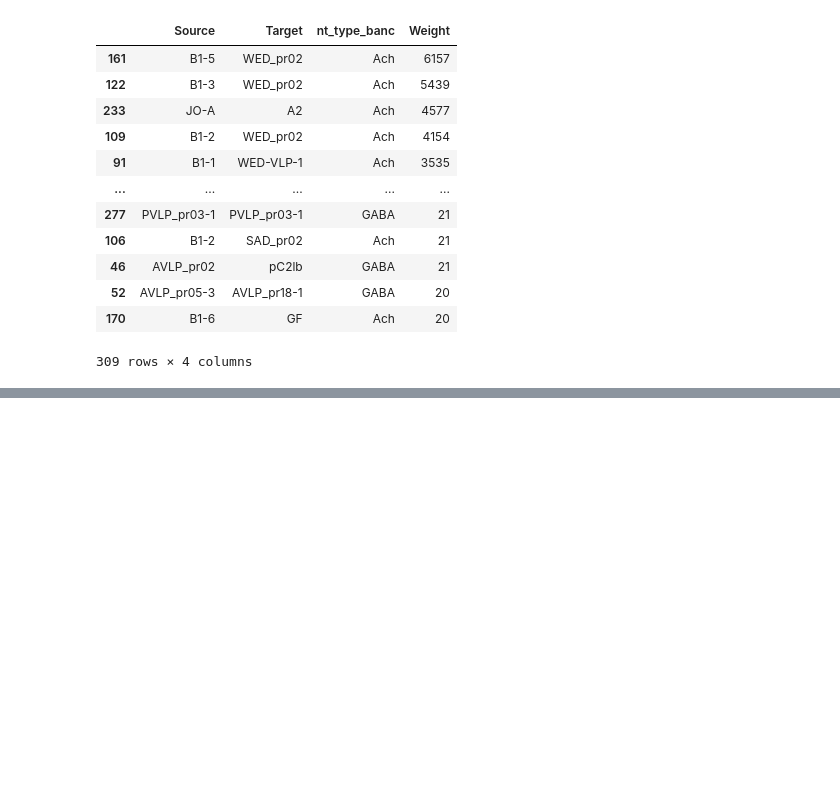
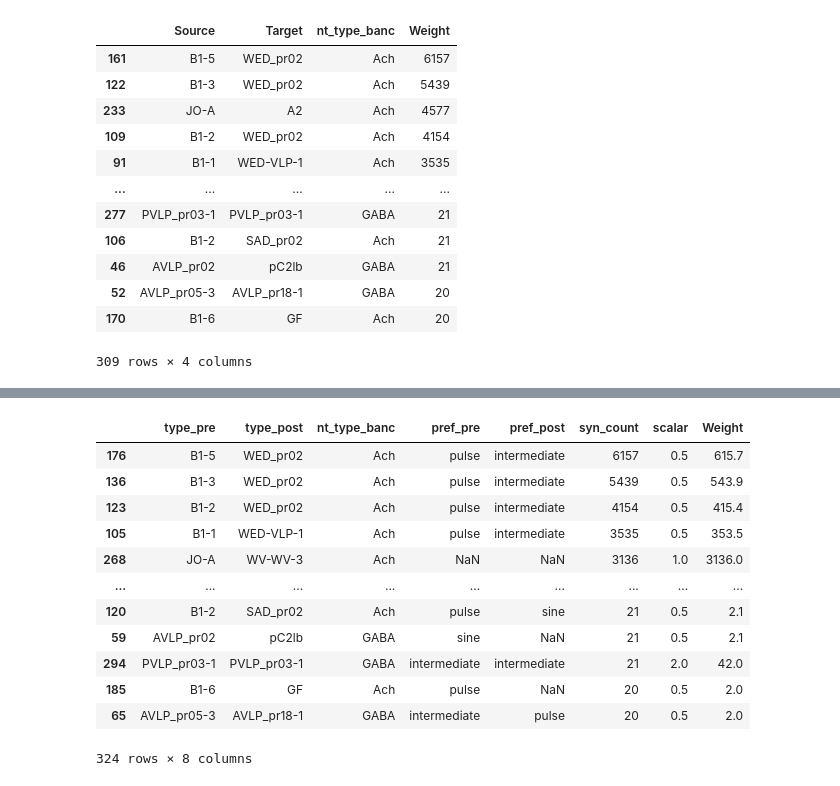
Before and after one commit to grace-cai08/sp25, a Jupyter notebook: wiringdgrm.ipynb, the cells around one changed output, grey strips where cells are left out. Cells and saved outputs as stored; diff of their text form; code cells hidden in the pictures; blank space fills up the shorter version.

```diff
--- a/wiringdgrm.ipynb
+++ b/wiringdgrm.ipynb
@@ -481,0 +506,6 @@ g5_nodelist.to_csv('g5_nodelist.csv', index=False)
+# %%
+#group by cell type
+
+g6 = connswithprefs.groupby(['type_pre', 'type_post', 'nt_type_banc', 'pref_pre', 'pref_post'], as_index=False, dropna=False)[['syn_count']].sum().sort_values(by='syn_count', ascending=False).copy()
+g6 = g6[g6['syn_count']>=20]
+g6
@@ -481,0 +526,31 @@ g5_nodelist.to_csv('g5_nodelist.csv', index=False)
+# %%
+#add scalar column
+
+for i, row in g6.iterrows():
+    if (row['pref_pre']=='sine') & (row['pref_post']=='sine'):
+        g6.at[i, 'scalar'] = 2.0
+    elif (row['pref_pre']=='pulse') & (row['pref_post']=='pulse'):
+        g6.at[i, 'scalar'] = 2.0
+    elif (row['pref_pre']=='intermediate') & (row['pref_post']=='intermediate'):
+        g6.at[i, 'scalar'] = 2.0
+    elif pd.isna(row['pref_pre']) & pd.isna(row['pref_post']):
+        g6.at[i, 'scalar'] = 1.0
+    else:
+        g6.at[i, 'scalar'] = 0.5
+
+
+g6
+# %% [output]
+|  | type_pre | type_post | nt_type_banc | pref_pre | pref_post | syn_count | scalar | Weight |
+| 176 | B1-5 | WED_pr02 | Ach | pulse | intermediate | 6157 | 0.5 | 615.7 |
+| 136 | B1-3 | WED_pr02 | Ach | pulse | intermediate | 5439 | 0.5 | 543.9 |
+| 123 | B1-2 | WED_pr02 | Ach | pulse | intermediate | 4154 | 0.5 | 415.4 |
+| 105 | B1-1 | WED-VLP-1 | Ach | pulse | intermediate | 3535 | 0.5 | 353.5 |
+| 268 | JO-A | WV-WV-3 | Ach | NaN | NaN | 3136 | 1.0 | 3136.0 |
+| ... | ... | ... | ... | ... | ... | ... | ... | ... |
+| 120 | B1-2 | SAD_pr02 | Ach | pulse | sine | 21 | 0.5 | 2.1 |
+| 59 | AVLP_pr02 | pC2lb | GABA | sine | NaN | 21 | 0.5 | 2.1 |
+| 294 | PVLP_pr03-1 | PVLP_pr03-1 | GABA | intermediate | intermediate | 21 | 2.0 | 42.0 |
+| 185 | B1-6 | GF | Ach | pulse | NaN | 20 | 0.5 | 2.0 |
+| 65 | AVLP_pr05-3 | AVLP_pr18-1 | GABA | intermediate | pulse | 20 | 0.5 | 2.0 |
+324 rows × 8 columns
```
Also changed, not shown: parts of 6 cells of this notebook.
